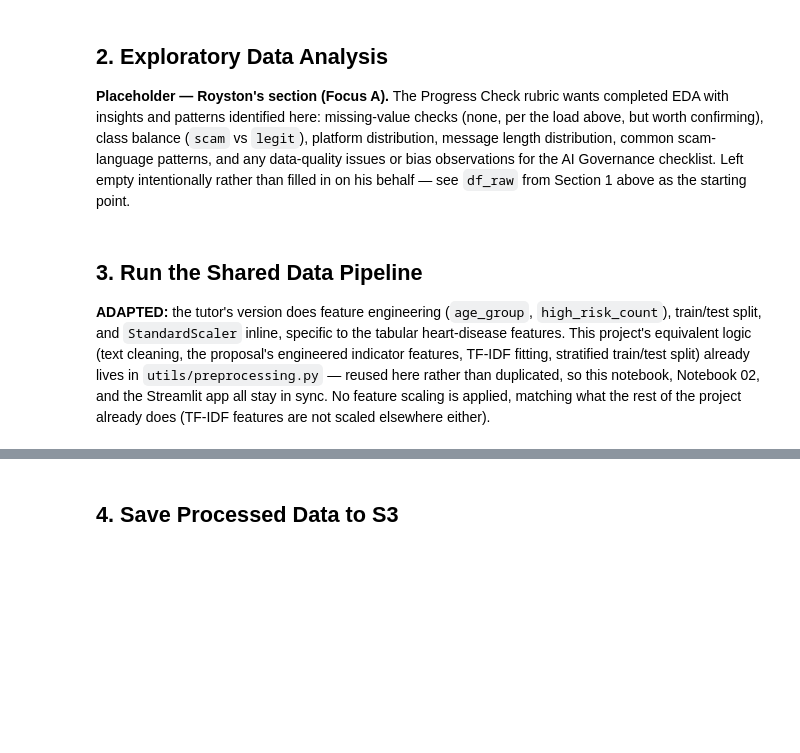
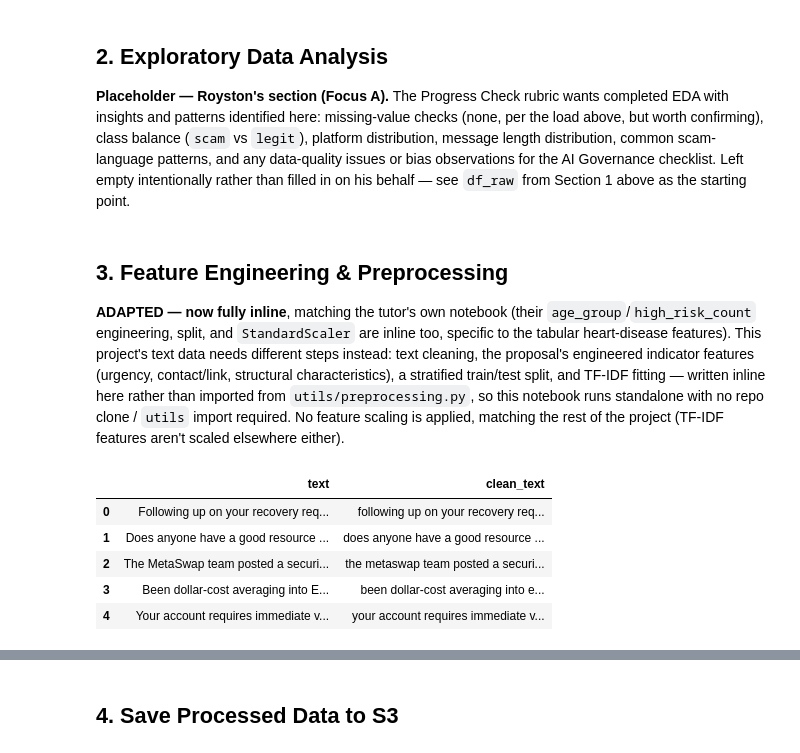
Before and after one commit to evaonghuilin-hub/CryptoScam-AI, a Jupyter notebook: notebooks/01_eda_and_data_preparation_team03.ipynb, the cells around one changed output, grey strips where cells are left out. Cells and saved outputs as stored; diff of their text form; code cells hidden in the pictures; blank space fills up the shorter version.

```diff
--- a/notebooks/01_eda_and_data_preparation_team03.ipynb
+++ b/notebooks/01_eda_and_data_preparation_team03.ipynb
@@ -90,6 +139,32 @@ print(f'Raw data uploaded to: {RAW_S3_URI}')
 
 **Placeholder — Royston's section (Focus A).** The Progress Check rubric wants completed EDA with insights and patterns identified here: missing-value checks (none, per the load above, but worth confirming), class balance (`scam` vs `legit`), platform distribution, message length distribution, common scam-language patterns, and any data-quality issues or bias observations for the AI Governance checklist. Left empty intentionally rather than filled in on his behalf — see `df_raw` from Section 1 above as the starting point.
 # %% [markdown]
-## 3. Run the Shared Data Pipeline
+## 3. Feature Engineering & Preprocessing
 
-**ADAPTED:** the tutor's version does feature engineering (`age_group`, `high_risk_count`), train/test split, and `StandardScaler` inline, specific to the tabular heart-disease features. This project's equivalent logic (text cleaning, the proposal's engineered indicator features, TF-IDF fitting, stratified train/test split) already lives in `utils/preprocessing.py` — reused here rather than duplicated, so this notebook, Notebook 02, and the Streamlit app all stay in sync. No feature scaling is applied, matching what the rest of the project already does (TF-IDF features are not scaled elsewhere either).
+**ADAPTED — now fully inline**, matching the tutor's own notebook (their `age_group`/`high_risk_count` engineering, split, and `StandardScaler` are inline too, specific to the tabular heart-disease features). This project's text data needs different steps instead: text cleaning, the proposal's engineered indicator features (urgency, contact/link, structural characteristics), a stratified train/test split, and TF-IDF fitting — written inline here rather than imported from `utils/preprocessing.py`, so this notebook runs standalone with no repo clone / `utils` import required. No feature scaling is applied, matching the rest of the project (TF-IDF features aren't scaled elsewhere either).
+# %%
+# Step 1: clean text (mirrors utils/preprocessing.py's clean_text())
+import re
+
+URL_PATTERN = re.compile(r"https?://[^\s]+|www\.[^\s]+")
+
+def clean_text(text: str) -> str:
+    """Normalise raw message text before TF-IDF vectorisation."""
+    if not isinstance(text, str):
+        return ""
+    text = text.strip()
+    text = URL_PATTERN.sub(" <url> ", text)
+    text = text.lower()
+    text = re.sub(r"\s+", " ", text)
+    return text.strip()
+
+df = df_raw.copy()
+df["clean_text"] = df["text"].apply(clean_text)
+df[["text", "clean_text"]].head()
+# %% [output]
+|  | text | clean_text |
+| 0 | Following up on your recovery req... | following up on your recovery req... |
+| 1 | Does anyone have a good resource ... | does anyone have a good resource ... |
+| 2 | The MetaSwap team posted a securi... | the metaswap team posted a securi... |
+| 3 | Been dollar-cost averaging into E... | been dollar-cost averaging into e... |
+| 4 | Your account requires immediate v... | your account requires immediate v... |
```
Also changed, not shown: parts of 14 cells of this notebook, 5 other files.
